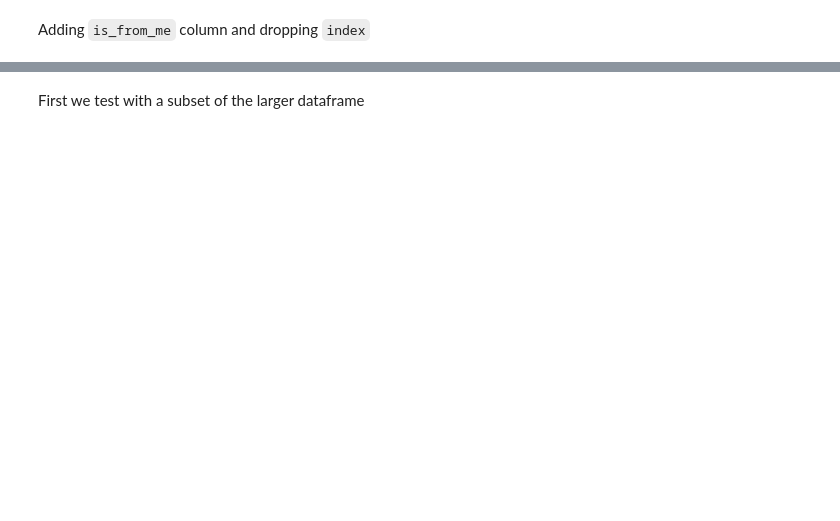
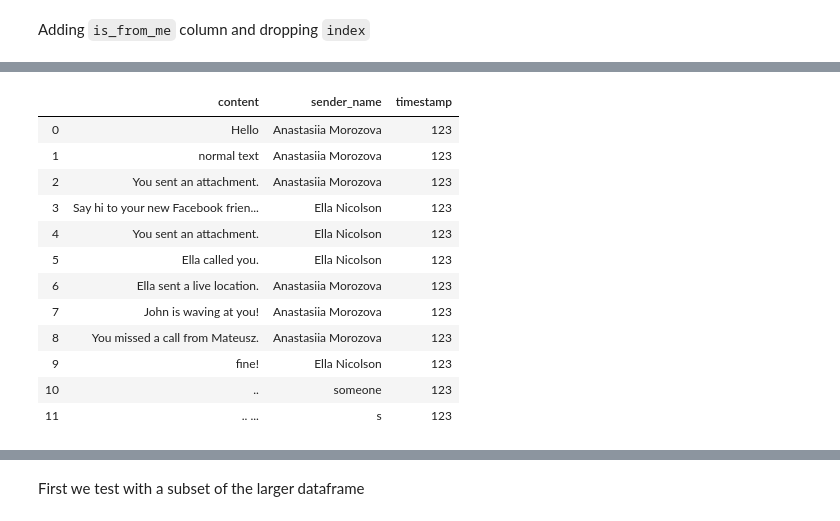
Before and after one commit to karkipra/AI-Fun, a Jupyter notebook: NastyaChatbot/training_data.ipynb, the cells around one changed output, grey strips where cells are left out. Cells and saved outputs as stored; diff of their text form; code cells hidden in the pictures; blank space fills up the shorter version.

```diff
--- a/NastyaChatbot/training_data.ipynb
+++ b/NastyaChatbot/training_data.ipynb
@@ -58,0 +119,19 @@ For this, we want to create a dataframe with `text` and `response` columns
+# %%
+# Replace all Cyrillic characters with ...
+test_df.content.replace({r'[^\x00-\x7F]+':''}, regex=True, inplace=True)
+
+test_df
+# %% [output]
+|  | content | sender_name | timestamp |
+| 0 | Hello | Anastasiia Morozova | 123 |
+| 1 | normal text | Anastasiia Morozova | 123 |
+| 2 | You sent an attachment. | Anastasiia Morozova | 123 |
+| 3 | Say hi to your new Facebook frien... | Ella Nicolson | 123 |
+| 4 | You sent an attachment. | Ella Nicolson | 123 |
+| 5 | Ella called you. | Ella Nicolson | 123 |
+| 6 | Ella sent a live location. | Anastasiia Morozova | 123 |
+| 7 | John is waving at you! | Anastasiia Morozova | 123 |
+| 8 | You missed a call from Mateusz. | Anastasiia Morozova | 123 |
+| 9 | fine! | Ella Nicolson | 123 |
+| 10 | .. | someone | 123 |
+| 11 | .. ... | s | 123 |
```
Also changed, not shown: parts of 17 cells of this notebook, 4 other files.
